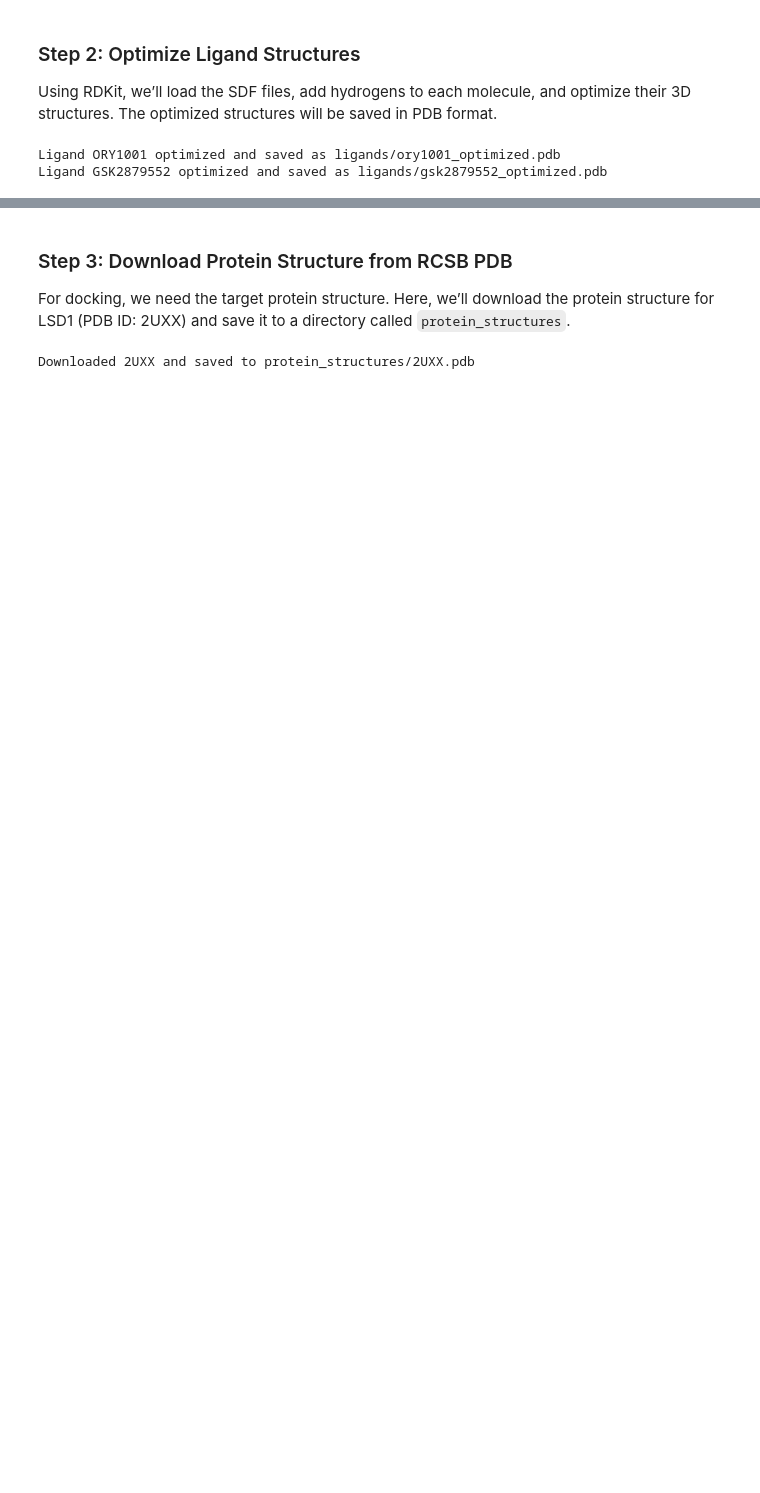
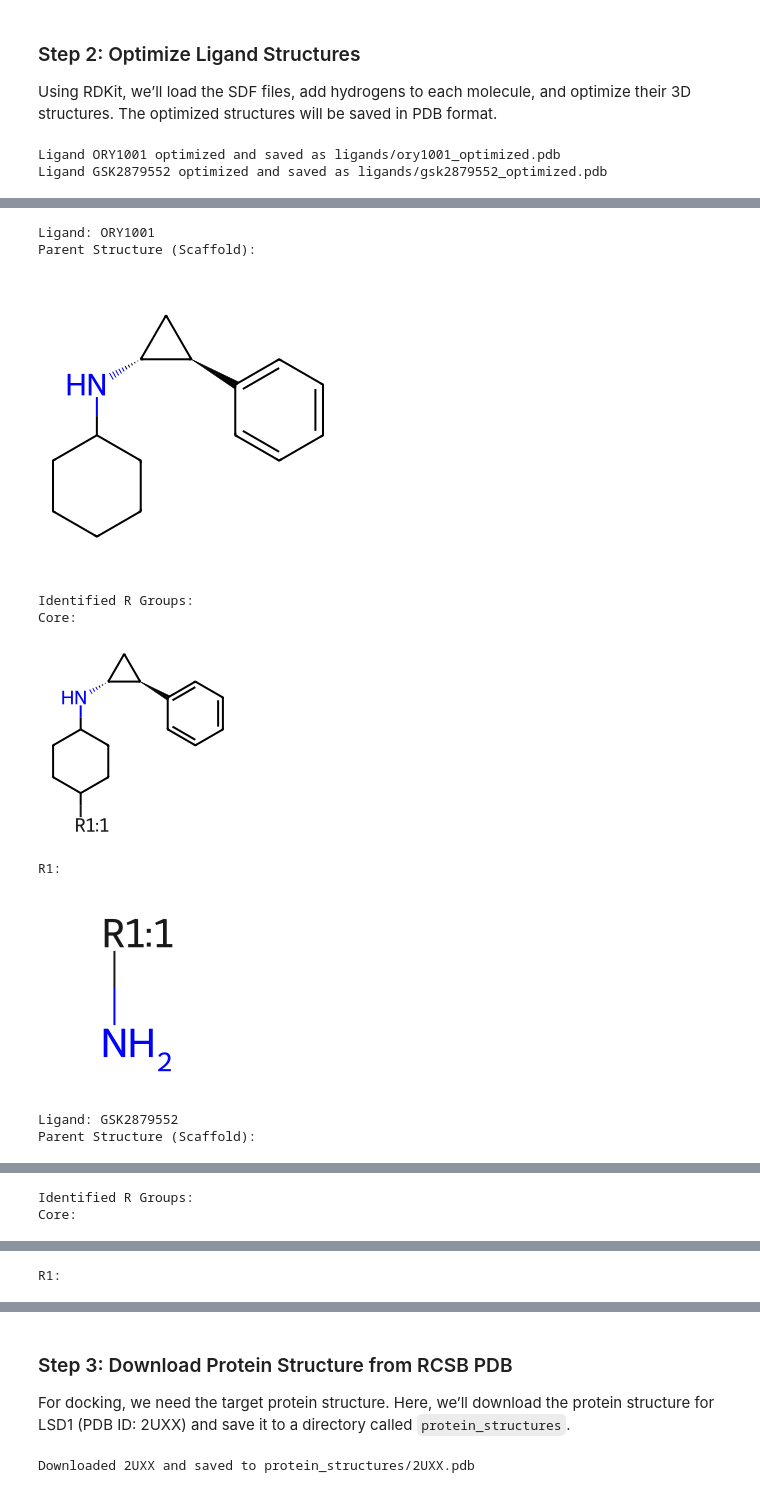
Before and after one commit to SecondBook5/lsd1_docking, a Jupyter notebook: lsd1_docking_prep.ipynb, the cells around one changed output, grey strips where cells are left out. Saved outputs shown, nothing was run; the diff lists cells and outputs as text; code cells hidden in the pictures; blank space fills up the shorter version.

```diff
--- a/lsd1_docking_prep.ipynb
+++ b/lsd1_docking_prep.ipynb
@@ -74,0 +175,60 @@ Ligand GSK2879552 optimized and saved as ligands/gsk2879552_optimized.pdb
+# %%
+from rdkit import Chem
+from rdkit.Chem import rdRGroupDecomposition, Draw
+from rdkit.Chem.Scaffolds import MurckoScaffold
+from IPython.display import display
+
+# Function to identify and display the parent scaffold and R groups
+
+
+def identify_parent_and_r_groups(sdf_file):
+    """
+    Identifies and displays the parent structure (scaffold) and R groups of a ligand.
+
+    Args:
+        sdf_file (str): Path to the SDF file of the ligand.
+    """
+    # Load molecule from SDF file
+    mol = Chem.MolFromMolFile(sdf_file)
+
+    # Generate the core scaffold (Murcko Scaffold)
+    scaffold = MurckoScaffold.GetScaffoldForMol(mol)
+    print("Parent Structure (Scaffold):")
+    display(Draw.MolToImage(scaffold, size=(300, 300)))
+
+    # Perform R-group decomposition
+    rgroups, unmatched = rdRGroupDecomposition.RGroupDecompose([scaffold], [
+                                                               mol])
+
+    if rgroups and rgroups[0]:
+        print("\nIdentified R Groups:")
+        # Display each identified R group
+        for label, group in rgroups[0].items():
+            if group:  # Ensure group exists
+                print(f"{label}:")
+                display(Draw.MolToImage(group, size=(200, 200)))
+    else:
+        print("No distinct R groups identified for this molecule.")
+
+
+# Paths to the SDF files for each ligand
+ligand_files = {
+    "ORY1001": "ligands/ory1001.sdf",
+    "GSK2879552": "ligands/gsk2879552.sdf"
+}
+
+# Identify parent structure and R groups for each ligand
+for ligand_name, sdf_path in ligand_files.items():
+    print(f"\nLigand: {ligand_name}")
+    identify_parent_and_r_groups(sdf_path)
+# %% [output]
+Ligand: ORY1001
+Parent Structure (Scaffold):
+[figure, added]
+Identified R Groups:
+Core:
+[figure, added]
+R1:
+[figure, added]
+Ligand: GSK2879552
+Parent Structure (Scaffold):
@@ -74,0 +236,2 @@ Ligand GSK2879552 optimized and saved as ligands/gsk2879552_optimized.pdb
+Identified R Groups:
+Core:
@@ -74,0 +239 @@ Ligand GSK2879552 optimized and saved as ligands/gsk2879552_optimized.pdb
+R1:
```
Also changed, not shown: parts of 14 cells of this notebook, 7 other files.
